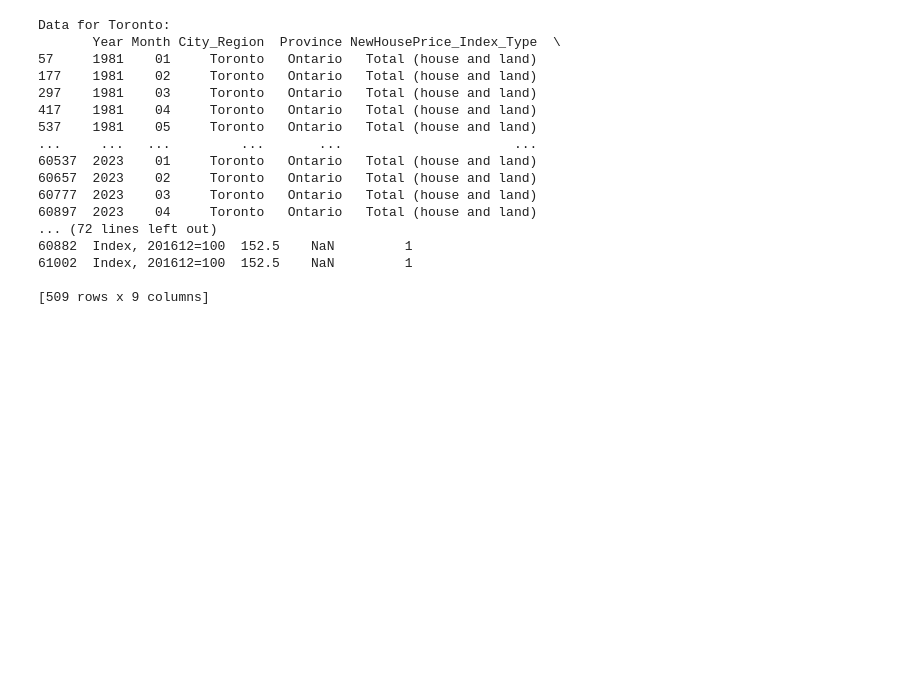
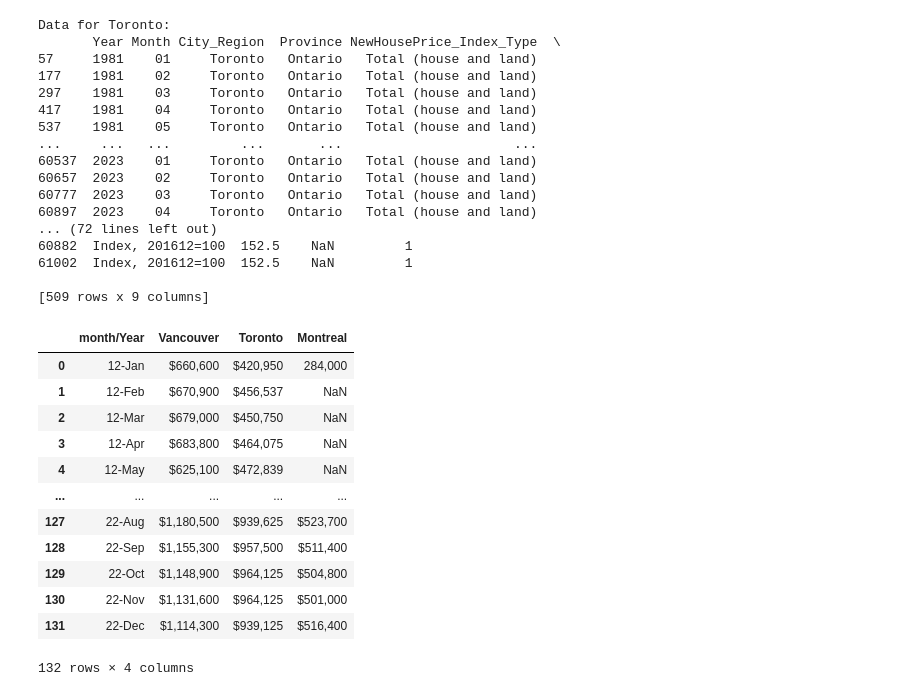
Before and after one commit to Ao-27/Project1_Group1_HousingMarket, a Jupyter notebook: group1_housing_solution.ipynb, the cells around one changed output. Saved outputs shown, nothing was run; the diff lists cells and outputs as text; code cells hidden in the pictures; blank space fills up the shorter version.

```diff
--- a/group1_housing_solution.ipynb
+++ b/group1_housing_solution.ipynb
@@ -288,3 +290,22 @@ combined_data = pd.concat(filtered_city_data.values(), ignore_index=True)
 
 # Save the combined data to a single CSV file
 combined_data.to_csv(Output_file, index=False, encoding='utf-8-sig') # ref for variation in export encoding https://stackoverflow.com/questions/57152985/what-is-the-difference-between-utf-8-and-utf-8-sig
+# %%
+Housing_Prices_by_year = Path("Resources/Housing_Prices_by_year.csv")
+Housing_Prices_by_year_df = pd.read_csv(Housing_Prices_by_year, encoding="UTF-8-Sig")
+
+Housing_Prices_by_year_df
+# %% [output]
+|  | month/Year | Vancouver | Toronto | Montreal |
+| 0 | 12-Jan | $660,600 | $420,950 | 284,000 |
+| 1 | 12-Feb | $670,900 | $456,537 | NaN |
+| 2 | 12-Mar | $679,000 | $450,750 | NaN |
+| 3 | 12-Apr | $683,800 | $464,075 | NaN |
+| 4 | 12-May | $625,100 | $472,839 | NaN |
+| ... | ... | ... | ... | ... |
+| 127 | 22-Aug | $1,180,500 | $939,625 | $523,700 |
+| 128 | 22-Sep | $1,155,300 | $957,500 | $511,400 |
+| 129 | 22-Oct | $1,148,900 | $964,125 | $504,800 |
+| 130 | 22-Nov | $1,131,600 | $964,125 | $501,000 |
+| 131 | 22-Dec | $1,114,300 | $939,125 | $516,400 |
+132 rows × 4 columns
```
Also changed, not shown: parts of 6 cells of this notebook, 2 other files.
